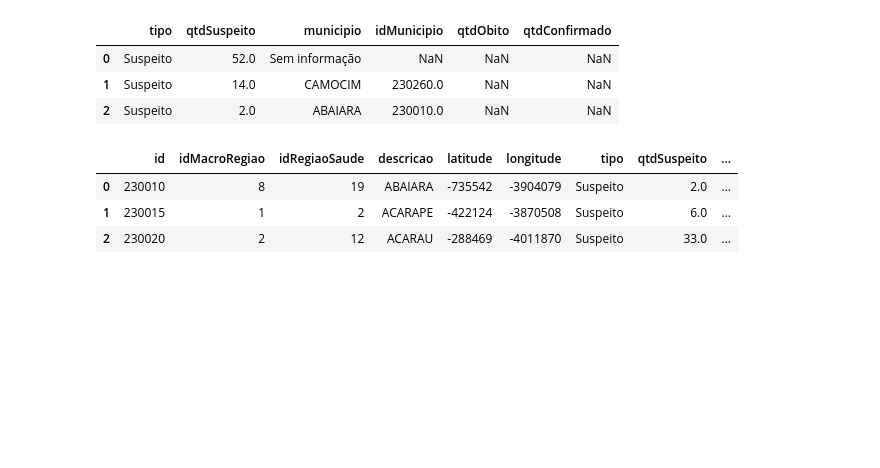
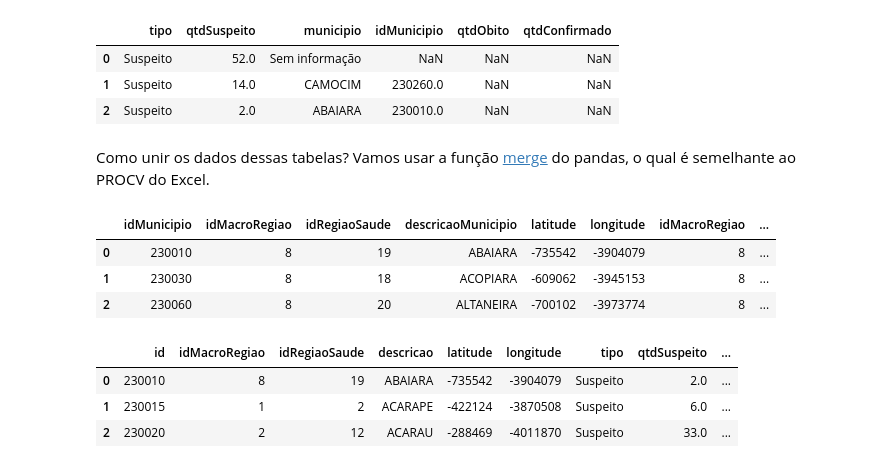
Before and after one commit to andreloc/painel-covid-19-ce, a Jupyter notebook: notebooks/extract_covid_data_integrasus_ce.ipynb, the cells around one changed output. Cells and saved outputs as stored; diff of their text form; code cells hidden in the pictures; blank space fills up the shorter version.

Commit message:
Merges de dataframs

```diff
--- a/notebooks/extract_covid_data_integrasus_ce.ipynb
+++ b/notebooks/extract_covid_data_integrasus_ce.ipynb
@@ -52,7 +56,8 @@ def get_dataframe(api_url, data='', id_municipio=''):
     if(data != ''):
         api_url = '{}data={}&'.format(api_url, data)
 
-    result = requests.get(api_url).json()
+    result = requests.get(api_url)
+    result = result.json()
     return pd.DataFrame.from_dict(result)
 # %%
 municipios         = get_dataframe('https://indicadores.integrasus.saude.ce.gov.br/api/municipio')
@@ -76 +87,15 @@ qtd_por_municipios.head(3)
+# %% [markdown]
+Como unir os dados dessas tabelas? Vamos usar a função [merge](https://pandas.pydata.org/pandas-docs/stable/reference/api/pandas.DataFrame.merge.html) do pandas, o qual é semelhante ao PROCV do Excel.
+# %%
+# Vamos unir a tabela de municípios com as suas respectivas macro regiões.
+df_parcial  = municipios.merge(macro_regiao,
+                               left_on='idMacroRegiao',
+                               right_on='id',
+                               suffixes=['Municipio','MacroRegiao'])
+df_parcial.head(3)
+# %% [output]
+|  | idMunicipio | idMacroRegiao | idRegiaoSaude | descricaoMunicipio | latitude | longitude | idMacroRegiao | ... |
+| 0 | 230010 | 8 | 19 | ABAIARA | -735542 | -3904079 | 8 | ... |
+| 1 | 230030 | 8 | 18 | ACOPIARA | -609062 | -3945153 | 8 | ... |
+| 2 | 230060 | 8 | 20 | ALTANEIRA | -700102 | -3973774 | 8 | ... |
 # %%
```
Also changed, not shown: parts of 9 cells of this notebook.
